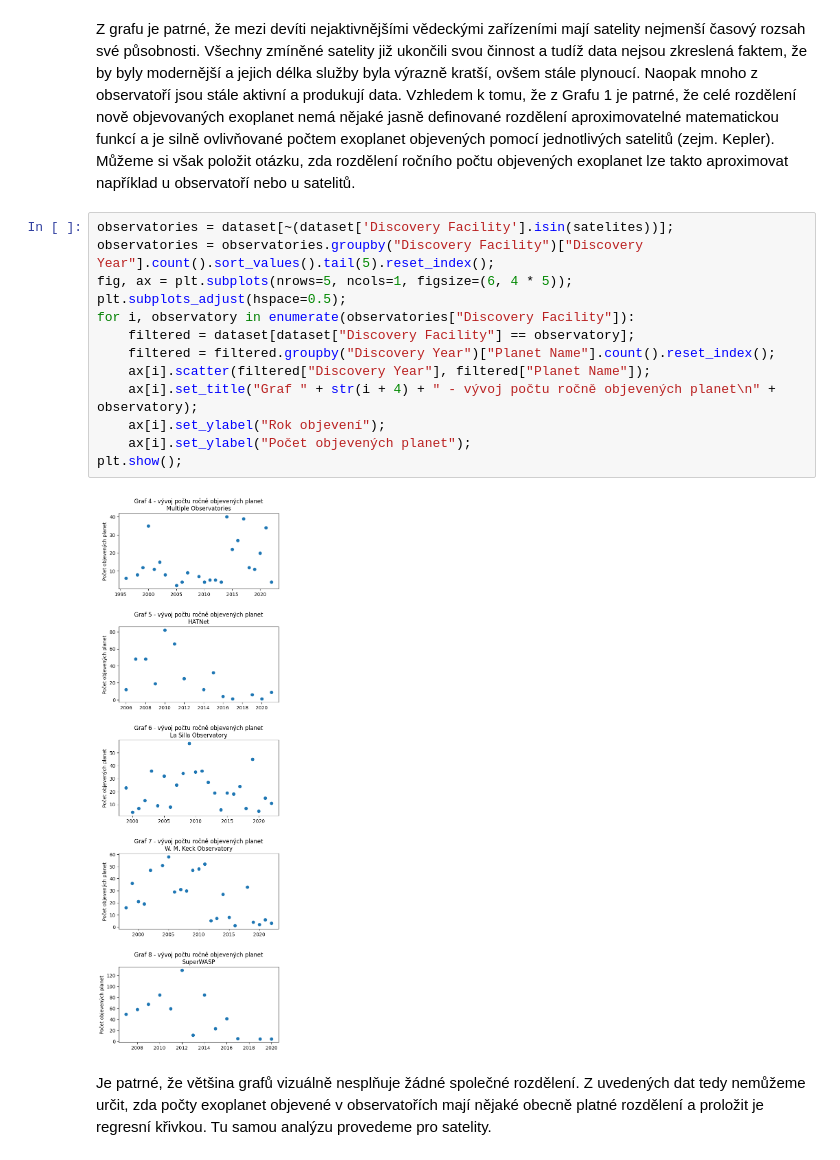
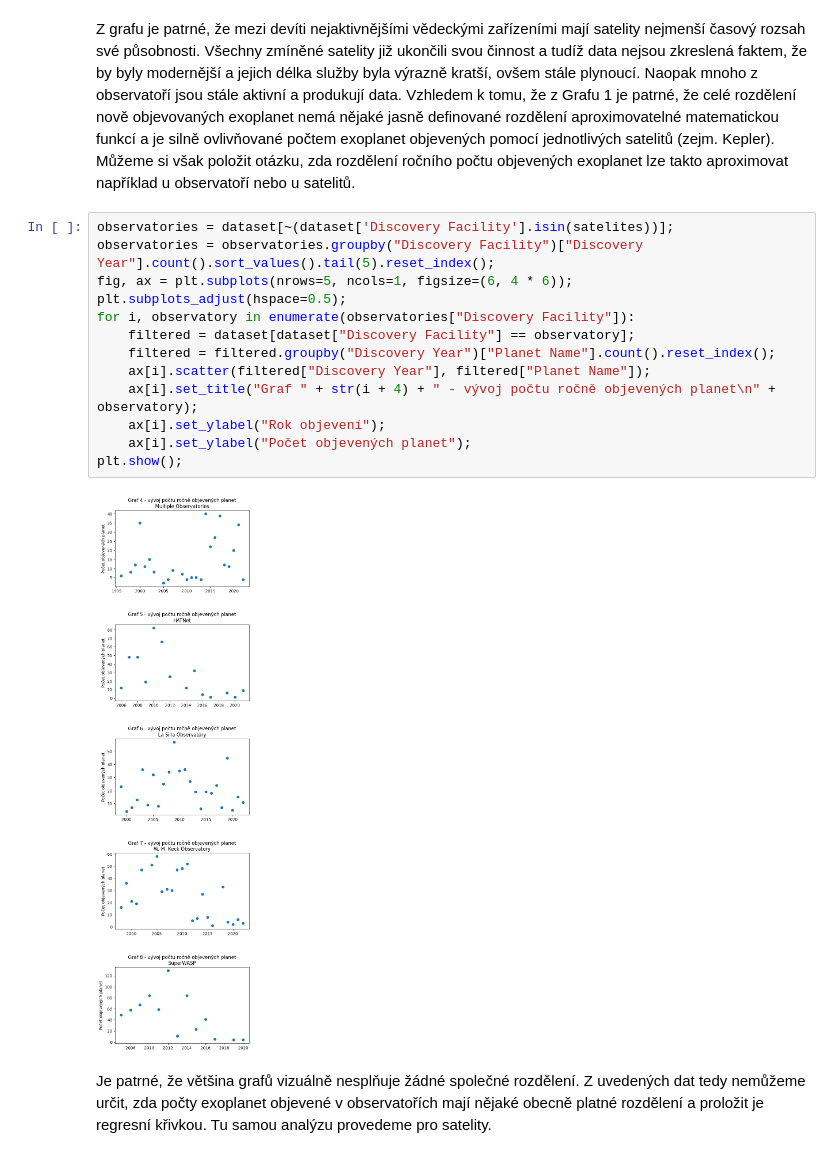
Before and after one commit to jakvitov/exoplanets_statistics, a Jupyter notebook: exoplanet_data_analysis.ipynb, the cells around one changed output. Drawn from its saved outputs; the diff is of its cells as text.

```diff
--- a/exoplanet_data_analysis.ipynb
+++ b/exoplanet_data_analysis.ipynb
@@ -247,18 +239,18 @@ Z grafu je patrné, že mezi devíti nejaktivnějšími vědeckými zařízením
 # %%
 observatories = dataset[~(dataset['Discovery Facility'].isin(satelites))];
 observatories = observatories.groupby("Discovery Facility")["Discovery Year"].count().sort_values().tail(5).reset_index();
-fig, ax = plt.subplots(nrows=5, ncols=1, figsize=(6, 4 * 5));
+fig, ax = plt.subplots(nrows=5, ncols=1, figsize=(6, 4 * 6));
 plt.subplots_adjust(hspace=0.5);
 for i, observatory in enumerate(observatories["Discovery Facility"]):
     filtered = dataset[dataset["Discovery Facility"] == observatory];
     filtered = filtered.groupby("Discovery Year")["Planet Name"].count().reset_index();
     ax[i].scatter(filtered["Discovery Year"], filtered["Planet Name"]);
     ax[i].set_title("Graf " + str(i + 4) + " - vývoj počtu ročně objevených planet\n" + observatory);
     ax[i].set_ylabel("Rok objevení");
     ax[i].set_ylabel("Počet objevených planet");
 plt.show();
 # %% [output]
-[figure, old version]
+[figure, new version]
 # %% [markdown]
 Je patrné, že většina grafů vizuálně nesplňuje žádné společné rozdělení. Z uvedených dat tedy nemůžeme určit, zda počty exoplanet objevené v observatořích mají nějaké obecně platné rozdělení a proložit je regresní křivkou. Tu samou analýzu provedeme pro satelity.
 # %%
```
Also changed, not shown: parts of 4 cells of this notebook.
